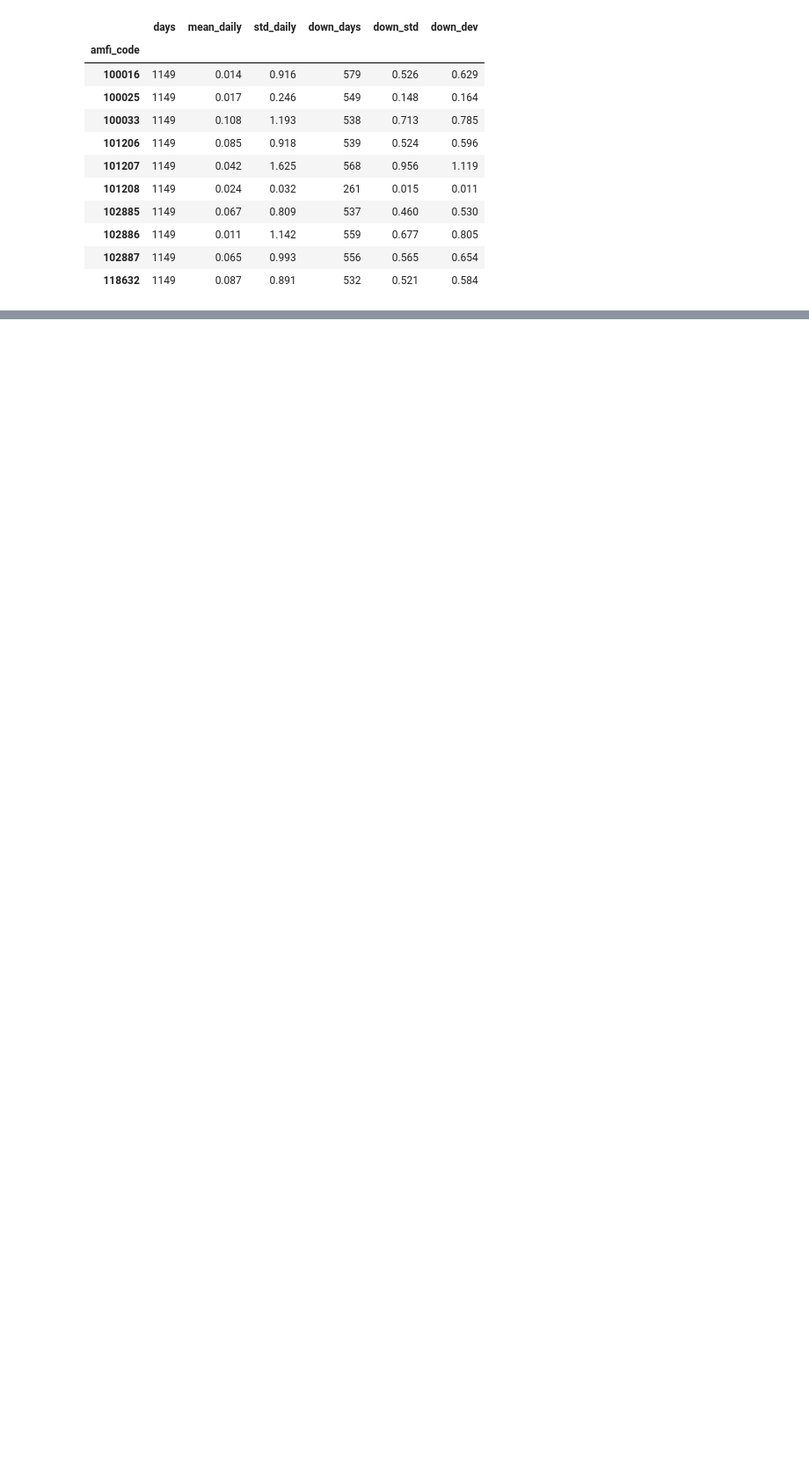
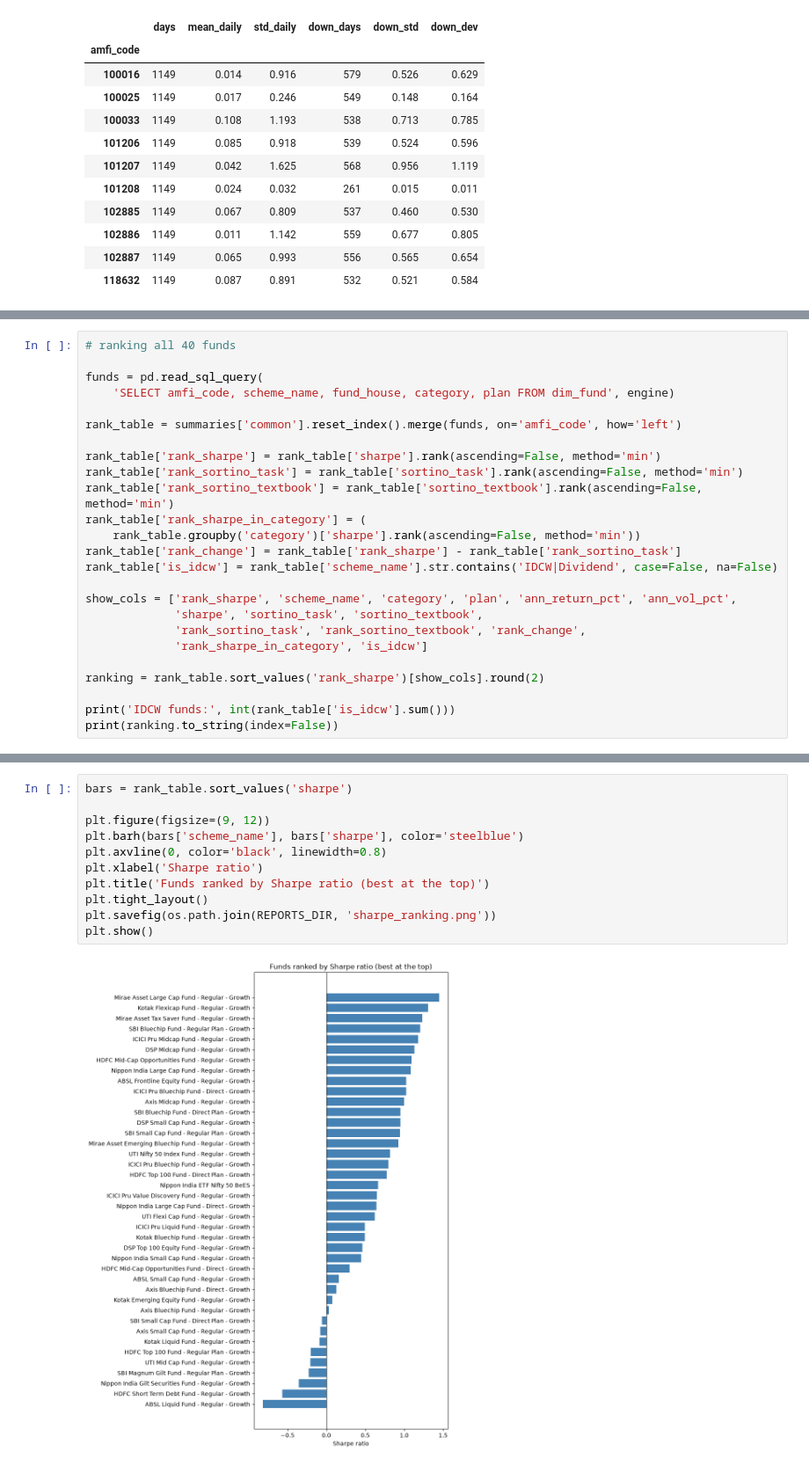
Before and after one commit to kevinmeshram/bluestock-fintech-data-analysis, a Jupyter notebook: notebooks_performance/03_sharpe_and_sortinoRatio.ipynb, the cells around one changed output, grey strips where cells are left out. Shown at 88% size. Drawn from its saved outputs; the diff is of its cells as text; blank space fills up the shorter version.

```diff
--- a/notebooks_performance/03_sharpe_and_sortinoRatio.ipynb
+++ b/notebooks_performance/03_sharpe_and_sortinoRatio.ipynb
@@ -118,0 +192,25 @@ for name, window in windows.items():
+# %%
+# ranking all 40 funds
+
+funds = pd.read_sql_query(
+    'SELECT amfi_code, scheme_name, fund_house, category, plan FROM dim_fund', engine)
+
+rank_table = summaries['common'].reset_index().merge(funds, on='amfi_code', how='left')
+
+rank_table['rank_sharpe'] = rank_table['sharpe'].rank(ascending=False, method='min')
+rank_table['rank_sortino_task'] = rank_table['sortino_task'].rank(ascending=False, method='min')
+rank_table['rank_sortino_textbook'] = rank_table['sortino_textbook'].rank(ascending=False, method='min')
+rank_table['rank_sharpe_in_category'] = (
+    rank_table.groupby('category')['sharpe'].rank(ascending=False, method='min'))
+rank_table['rank_change'] = rank_table['rank_sharpe'] - rank_table['rank_sortino_task']
+rank_table['is_idcw'] = rank_table['scheme_name'].str.contains('IDCW|Dividend', case=False, na=False)
+
+show_cols = ['rank_sharpe', 'scheme_name', 'category', 'plan', 'ann_return_pct', 'ann_vol_pct',
+             'sharpe', 'sortino_task', 'sortino_textbook',
+             'rank_sortino_task', 'rank_sortino_textbook', 'rank_change',
+             'rank_sharpe_in_category', 'is_idcw']
+
+ranking = rank_table.sort_values('rank_sharpe')[show_cols].round(2)
+
+print('IDCW funds:', int(rank_table['is_idcw'].sum()))
+print(ranking.to_string(index=False))
@@ -118,0 +293,13 @@ for name, window in windows.items():
+# %%
+bars = rank_table.sort_values('sharpe')
+
+plt.figure(figsize=(9, 12))
+plt.barh(bars['scheme_name'], bars['sharpe'], color='steelblue')
+plt.axvline(0, color='black', linewidth=0.8)
+plt.xlabel('Sharpe ratio')
+plt.title('Funds ranked by Sharpe ratio (best at the top)')
+plt.tight_layout()
+plt.savefig(os.path.join(REPORTS_DIR, 'sharpe_ranking.png'))
+plt.show()
+# %% [output]
+[figure, added]
```
Also changed, not shown: parts of 6 cells of this notebook.
